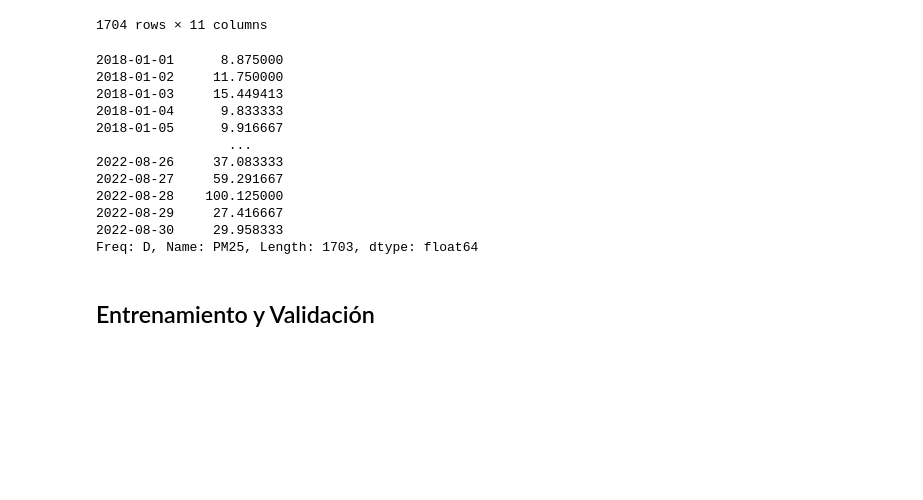
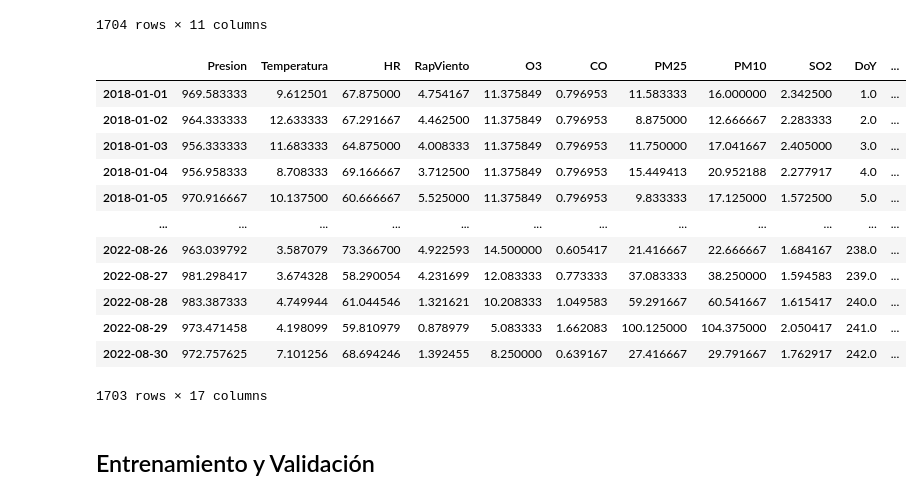
Before and after one commit to Fran-GS-96/Presentacion_NLHPC, a Jupyter notebook: Presentacion_NLHPC.ipynb, the cells around one changed output. Cells and saved outputs as stored; diff of their text form; code cells hidden in the pictures; blank space fills up the shorter version.

```diff
--- a/Presentacion_NLHPC.ipynb
+++ b/Presentacion_NLHPC.ipynb
@@ -99,15 +97,0 @@ df_predictores.drop(c_df_mean.index[-1], inplace = True)
-# %%
-df_target
-# %% [output]
-2018-01-01      8.875000
-2018-01-02     11.750000
-2018-01-03     15.449413
-2018-01-04      9.833333
-2018-01-05      9.916667
-                 ...
-2022-08-26     37.083333
-2022-08-27     59.291667
-2022-08-28    100.125000
-2022-08-29     27.416667
-2022-08-30     29.958333
-Freq: D, Name: PM25, Length: 1703, dtype: float64
@@ -126,3 +98,19 @@ df_2022_target.to_csv('Ejercicios/df_2022_target.csv')
+# %%
+df_predictores
+# %% [output]
+|  | Presion | Temperatura | HR | RapViento | O3 | CO | PM25 | PM10 | SO2 | DoY | ... |
+| 2018-01-01 | 969.583333 | 9.612501 | 67.875000 | 4.754167 | 11.375849 | 0.796953 | 11.583333 | 16.000000 | 2.342500 | 1.0 | ... |
+| 2018-01-02 | 964.333333 | 12.633333 | 67.291667 | 4.462500 | 11.375849 | 0.796953 | 8.875000 | 12.666667 | 2.283333 | 2.0 | ... |
+| 2018-01-03 | 956.333333 | 11.683333 | 64.875000 | 4.008333 | 11.375849 | 0.796953 | 11.750000 | 17.041667 | 2.405000 | 3.0 | ... |
+| 2018-01-04 | 956.958333 | 8.708333 | 69.166667 | 3.712500 | 11.375849 | 0.796953 | 15.449413 | 20.952188 | 2.277917 | 4.0 | ... |
+| 2018-01-05 | 970.916667 | 10.137500 | 60.666667 | 5.525000 | 11.375849 | 0.796953 | 9.833333 | 17.125000 | 1.572500 | 5.0 | ... |
+| ... | ... | ... | ... | ... | ... | ... | ... | ... | ... | ... | ... |
+| 2022-08-26 | 963.039792 | 3.587079 | 73.366700 | 4.922593 | 14.500000 | 0.605417 | 21.416667 | 22.666667 | 1.684167 | 238.0 | ... |
+| 2022-08-27 | 981.298417 | 3.674328 | 58.290054 | 4.231699 | 12.083333 | 0.773333 | 37.083333 | 38.250000 | 1.594583 | 239.0 | ... |
+| 2022-08-28 | 983.387333 | 4.749944 | 61.044546 | 1.321621 | 10.208333 | 1.049583 | 59.291667 | 60.541667 | 1.615417 | 240.0 | ... |
+| 2022-08-29 | 973.471458 | 4.198099 | 59.810979 | 0.878979 | 5.083333 | 1.662083 | 100.125000 | 104.375000 | 2.050417 | 241.0 | ... |
+| 2022-08-30 | 972.757625 | 7.101256 | 68.694246 | 1.392455 | 8.250000 | 0.639167 | 27.416667 | 29.791667 | 1.762917 | 242.0 | ... |
+1703 rows × 17 columns
 # %% [markdown]
 ## Entrenamiento y Validación
 # %%
```
Also changed, not shown: parts of 29 cells of this notebook, 2 other files.
